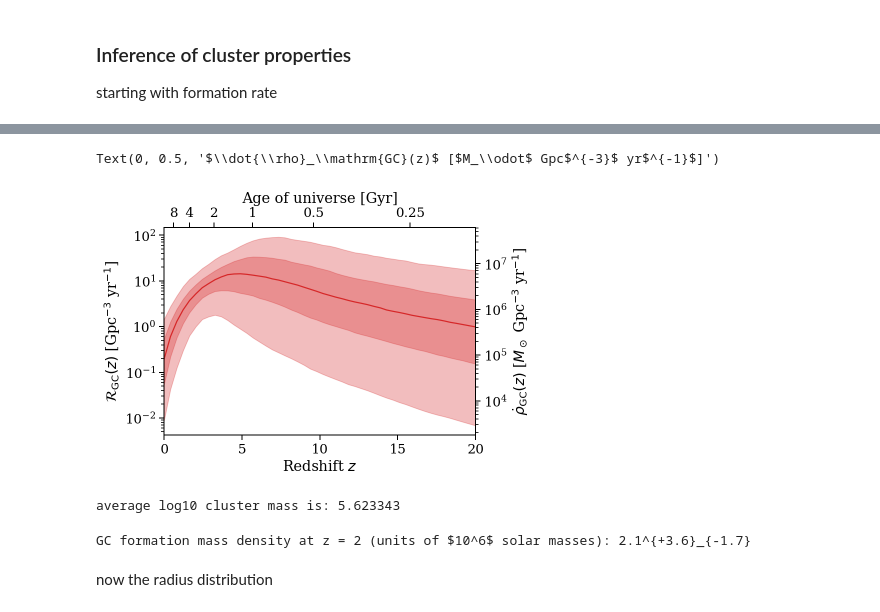
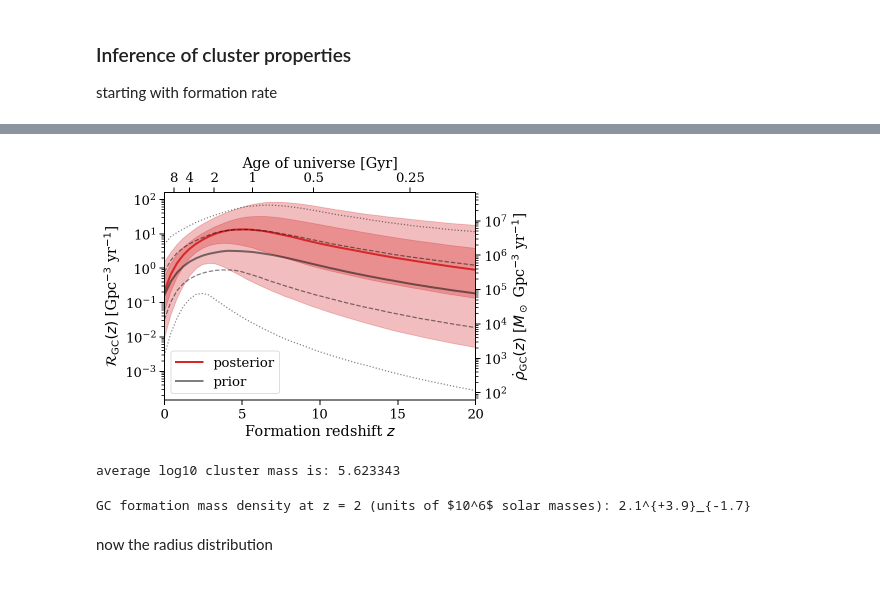
Before and after one commit to mfishbach/dynamical-bbh-evolution, a Jupyter notebook: Cluster_Paper_Plots.ipynb, the cells around one changed output, grey strips where cells are left out. Saved outputs shown, nothing was run; the diff lists cells and outputs as text; code cells hidden in the pictures.

```diff
--- a/Cluster_Paper_Plots.ipynb
+++ b/Cluster_Paper_Plots.ipynb
@@ -137,4 +183,9 @@ samples = {}
 with h5py.File('GC_properties_fixedmassdist.h5', 'r') as inp:
     for n in inp.keys():
         samples[n] = np.array(inp[n])
+
+prior = {}
+with h5py.File('GC_properties_prior.h5', 'r') as inp:
+    for n in inp.keys():
+        prior[n] = np.array(inp[n])
 # %%
@@ -148,5 +200,5 @@ disrupted factor: 22.8^{+29.8}_{-16.5}
 # %%
-nsamps = 1000 #store nsamps posterior draws
+nsamps = 8000 #store nsamps posterior draws
 
 zs = np.linspace(0, 20, 50) #redshift grid
 
@@ -154,10 +206,16 @@ Rgc_z = np.zeros((len(zs), nsamps)) #to store posterior draws of formation rate
 Rgc_z2 = np.zeros(nsamps)
 Rgc_z3 = np.zeros(nsamps)
 
+Rgc_z_prior = np.zeros((len(zs), nsamps)) #to store prior draws of formation rate density of globular clusters as a function of redshift
+
+
+
 for j, i in enumerate(np.random.choice(len(samples['z_gc']), size = nsamps, replace = False)):
     Rgc_z[:, j] = np.array([GC_rates.sfr_at_z(zi, dNdV0, samples['z_gc'][i], samples['a'][i], samples['b'][i], 10**samples['logf_disrupted_cluster'][i]) for zi in zs])
     Rgc_z2[j] = GC_rates.sfr_at_z(2, dNdV0, samples['z_gc'][i], samples['a'][i], samples['b'][i], 10**samples['logf_disrupted_cluster'][i])
     Rgc_z3[j] = GC_rates.sfr_at_z(3, dNdV0, samples['z_gc'][i], samples['a'][i], samples['b'][i], 10**samples['logf_disrupted_cluster'][i])
+
+    Rgc_z_prior[:, j] = np.array([GC_rates.sfr_at_z(zi, dNdV0, prior['z_gc'][i], prior['a'][i], prior['b'][i], 10**prior['logf_disrupted_cluster'][i]) for zi in zs])
 # %%
 print('GC formation rate at z = 3:', summary_statistics(Rgc_z3))
 print('GC formation rate at z = 2:', summary_statistics(Rgc_z2))
@@ -176,43 +250,55 @@ GC formation rate increases between z = 0 and z = 3 faster than the SFR at credi
 # %%
 fig, ax = plt.subplots(constrained_layout=True)
 
-ax.plot(zs, np.percentile(Rgc_z, 50, axis = -1), color = sns.color_palette()[3])
+#ax.plot(zs, np.percentile(Rgc_z, 50, axis = -1), color = sns.color_palette()[3], label = r'Inferred $\mathcal{R}_\mathrm{GC}$', linewidth = 2.0)
+
+ax.plot(zs, np.percentile(Rgc_z, 50, axis = -1), color = sns.color_palette()[3], label = 'posterior', linewidth = 2.0)
 ax.fill_between(zs, np.percentile(Rgc_z, 5, axis = -1), np.percentile(Rgc_z, 95, axis = -1), alpha = 0.3, color = sns.color_palette()[3])
 ax.fill_between(zs, np.percentile(Rgc_z, 25, axis = -1), np.percentile(Rgc_z, 75, axis = -1), alpha = 0.3, color = sns.color_palette()[3])
 
-ax.set_xlabel(r'Redshift $z$')
+ax.plot(zs, np.percentile(Rgc_z_prior, 50, axis = -1), alpha = 0.5, color = 'k', linewidth = 2.0, ls = '-', label = 'prior')
+ax.plot(zs, np.percentile(Rgc_z_prior, 5, axis = -1), alpha = 0.5, color = 'k', ls = ':')
+ax.plot(zs, np.percentile(Rgc_z_prior, 95, axis = -1), alpha = 0.5, color = 'k', ls = ':')
+ax.plot(zs, np.percentile(Rgc_z_prior, 25, axis = -1), alpha = 0.5, color = 'k', ls = '--')
+ax.plot(zs, np.percentile(Rgc_z_prior, 75, axis = -1), alpha = 0.5,  color = 'k', ls = '--')
+
+#ax.plot(zs, GC_rates.sfr_at_z(zs, dNdV0, 2.2, 2.6, 6.2-2.6, 20), label = 'Madau-Fragos SFR', linewidth = 2.0, ls = '--', color = sns.color_palette()[0])
+
+
+ax.set_xlabel(r'Formation redshift $z$')
 ax.set_ylabel(r'$\mathcal{R}_\mathrm{GC}(z)$ [Gpc$^{-3}$ yr$^{-1}$]')
 
 ax.set_xlim(min(zs), max(zs))
 ax.set_yscale('log')
 
 from astropy.cosmology import Planck15
 from astropy import units as u
 ages = Planck15.age(zs).to(u.Gyr).value
 def ztoage(z):
     return np.interp(z, zs, ages)
 def agetoz(t):
     return np.interp(t, ages[::-1], zs[::-1])
 
 average_cluster_mass = GC_rates.average_mass_schechter(beta = samples['beta'][0], logMstar0 = samples['logMstar0'][0], logMlo = logMlo, logMhi = logMhi, res = 100)
 def rate_to_mass(rate):
     return rate * average_cluster_mass
 
 def mass_to_rate(mass):
     return mass / average_cluster_mass
 
 timeax = ax.secondary_xaxis('top', functions=(ztoage, agetoz))
 timeax.set_xticks(ticks = [0.25, 0.5, 1, 2, 4, 8], labels = ['0.25', '0.5', '1', '2', '4', '8'])
 timeax.set_xlabel('Age of universe [Gyr]')
 
 massax = ax.secondary_yaxis('right', functions = (rate_to_mass, mass_to_rate))
 massax.set_ylabel(r'$\dot{\rho}_\mathrm{GC}(z)$ [$M_\odot$ Gpc$^{-3}$ yr$^{-1}$]')
 
-#plt.savefig('GCformation_numberdensity_vsredshift_posterior.pdf')
-#plt.savefig('GCformation_numberdensity_vsredshift_posterior.png')
+plt.legend(loc = 'lower left')
+
+plt.savefig('GCformation_numberdensity_vsredshift_posterior_prior.pdf')
+plt.savefig('GCformation_numberdensity_vsredshift_posterior_prior.png')
 # %% [output]
-Text(0, 0.5, '$\\dot{\\rho}_\\mathrm{GC}(z)$ [$M_\\odot$ Gpc$^{-3}$ yr$^{-1}$]')
-[figure, old version]
+[figure, new version]
 # %%
 print('average log10 cluster mass is:', np.log10(average_cluster_mass))
 # %% [output]
@@ -220,7 +306,7 @@ average log10 cluster mass is: 5.623343
 # %%
 print('GC formation mass density at z = 2 (units of $10^6$ solar masses):', summary_statistics(Rgc_z2 * average_cluster_mass/1e6))
 # %% [output]
-GC formation mass density at z = 2 (units of $10^6$ solar masses): 2.1^{+3.6}_{-1.7}
+GC formation mass density at z = 2 (units of $10^6$ solar masses): 2.1^{+3.9}_{-1.7}
 # %% [markdown]
 now the radius distribution
 # %%
```
Also changed, not shown: parts of 21 cells of this notebook, 4 other files.
